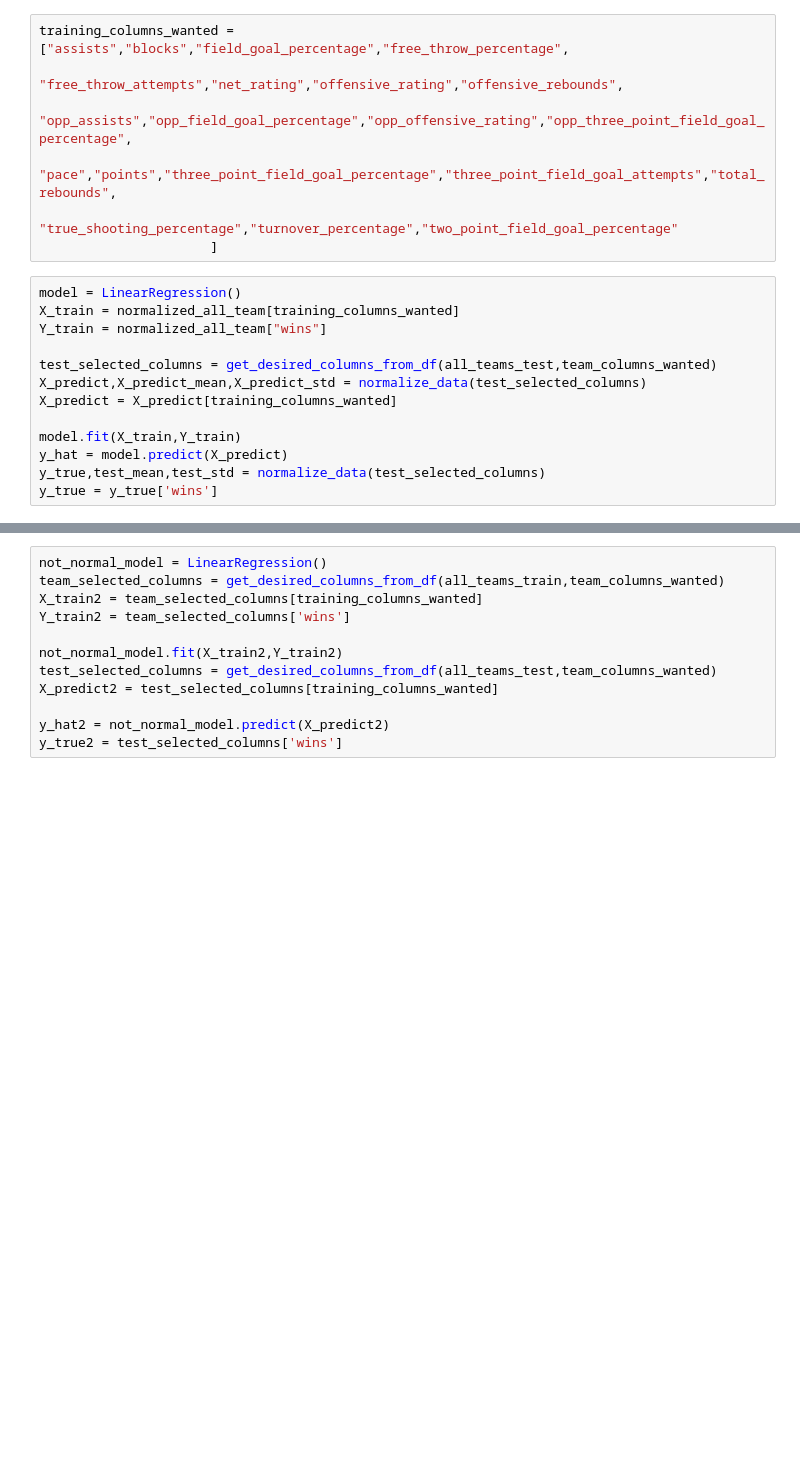
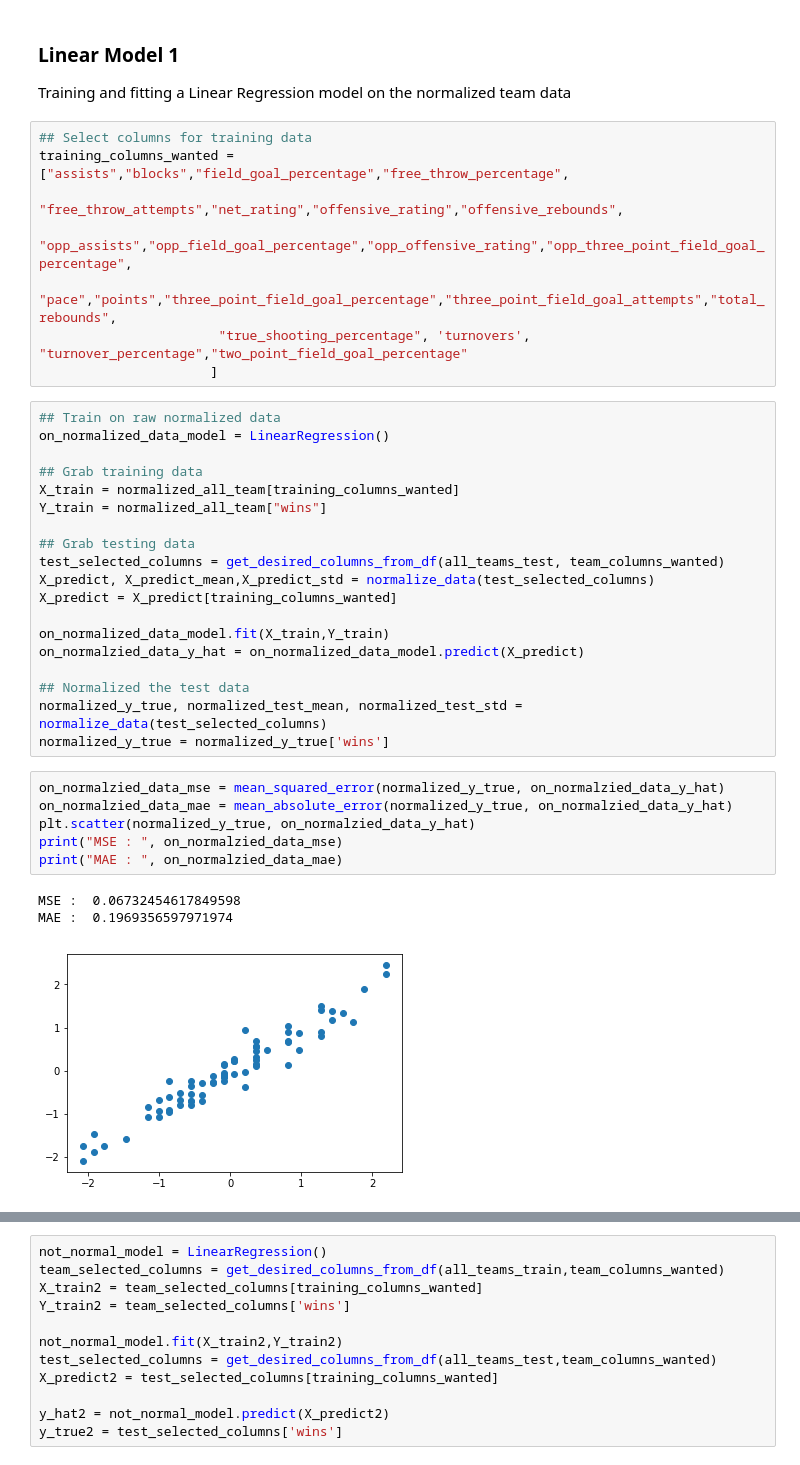
Before and after one commit to JustinRWong/AmazoogleChallengeLab, a Jupyter notebook: Modeling[11-26].ipynb, the cells around one changed output, grey strips where cells are left out. Saved outputs shown, nothing was run; the diff lists cells and outputs as text; blank space fills up the shorter version.

```diff
--- a/Modeling[11-26].ipynb
+++ b/Modeling[11-26].ipynb
@@ -108,20 +124,41 @@ normalized_all_team.sort_values("win_percentage")
+# %% [markdown]
+### Linear Model 1
+
+Training and fitting a Linear Regression model on the normalized team data
 # %%
+## Select columns for training data
 training_columns_wanted = ["assists","blocks","field_goal_percentage","free_throw_percentage",
                        "free_throw_attempts","net_rating","offensive_rating","offensive_rebounds",
                        "opp_assists","opp_field_goal_percentage","opp_offensive_rating","opp_three_point_field_goal_percentage",
                        "pace","points","three_point_field_goal_percentage","three_point_field_goal_attempts","total_rebounds",
-                       "true_shooting_percentage","turnover_percentage","two_point_field_goal_percentage"
+                       "true_shooting_percentage", 'turnovers', "turnover_percentage","two_point_field_goal_percentage"
                       ]
 # %%
-model = LinearRegression()
+## Train on raw normalized data
+on_normalized_data_model = LinearRegression()
+
+## Grab training data
 X_train = normalized_all_team[training_columns_wanted]
 Y_train = normalized_all_team["wins"]
 
-test_selected_columns = get_desired_columns_from_df(all_teams_test,team_columns_wanted)
-X_predict,X_predict_mean,X_predict_std = normalize_data(test_selected_columns)
+## Grab testing data
+test_selected_columns = get_desired_columns_from_df(all_teams_test, team_columns_wanted)
+X_predict, X_predict_mean,X_predict_std = normalize_data(test_selected_columns)
 X_predict = X_predict[training_columns_wanted]
 
-model.fit(X_train,Y_train)
-y_hat = model.predict(X_predict)
-y_true,test_mean,test_std = normalize_data(test_selected_columns)
-y_true = y_true['wins']
+on_normalized_data_model.fit(X_train,Y_train)
+on_normalzied_data_y_hat = on_normalized_data_model.predict(X_predict)
+
+## Normalized the test data
+normalized_y_true, normalized_test_mean, normalized_test_std = normalize_data(test_selected_columns)
+normalized_y_true = normalized_y_true['wins']
+# %%
+on_normalzied_data_mse = mean_squared_error(normalized_y_true, on_normalzied_data_y_hat)
+on_normalzied_data_mae = mean_absolute_error(normalized_y_true, on_normalzied_data_y_hat)
+plt.scatter(normalized_y_true, on_normalzied_data_y_hat)
+print("MSE : ", on_normalzied_data_mse)
+print("MAE : ", on_normalzied_data_mae)
+# %% [output]
+MSE :  0.06732454617849598
+MAE :  0.1969356597971974
+[figure, added]
```
Also changed, not shown: parts of 37 cells of this notebook.
